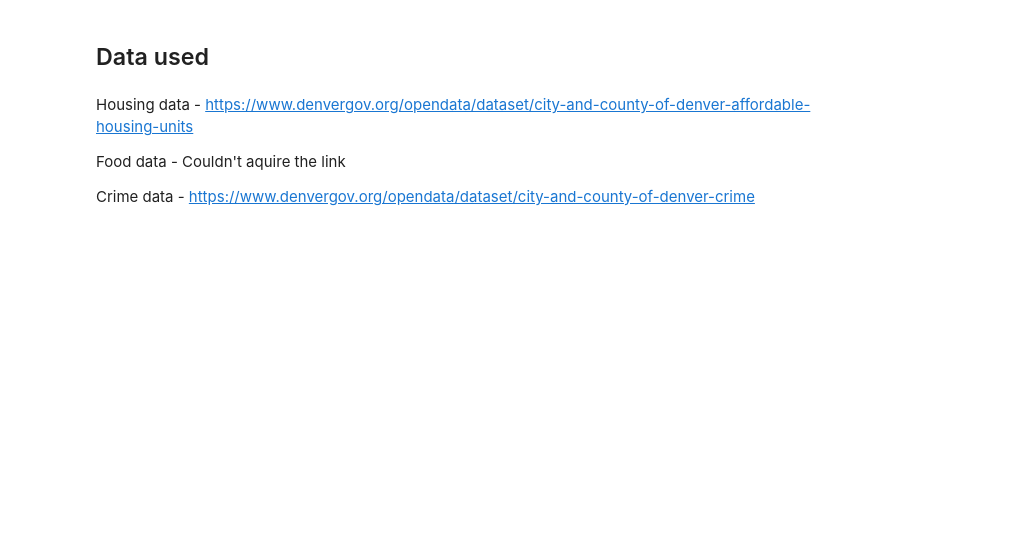
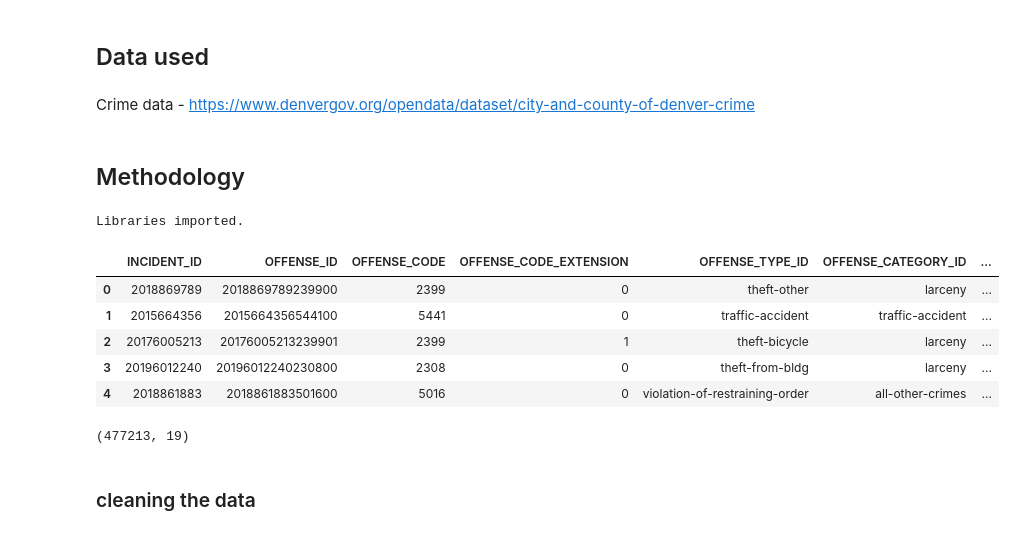
Before and after one commit to Anthony8887/Coursera_Capstone, a Jupyter notebook: Coursera Capstone final.ipynb, the cells around one changed output. Cells and saved outputs as stored; diff of their text form; code cells hidden in the pictures; blank space fills up the shorter version.

```diff
--- a/Coursera Capstone final.ipynb
+++ b/Coursera Capstone final.ipynb
@@ -14,8 +16,33 @@ Denver Colorado Is a very busy place full of grocery stores, resturants, and oth
 # %% [markdown]
 ## Data used
 # %% [markdown]
-Housing data - https://www.denvergov.org/opendata/dataset/city-and-county-of-denver-affordable-housing-units
-
-Food data - Couldn't aquire the link
-
 Crime data - https://www.denvergov.org/opendata/dataset/city-and-county-of-denver-crime
+# %% [markdown]
+## Methodology
+# %%
+import numpy as np
+import pandas as pd
+pd.set_option('display.max_columns', None)
+pd.set_option('display.max_rows', None)
+
+import json
+
+#!conda install -c conda-forge geopy --yes
+from geopy.geocoders import Nominatim
+
+from bs4 import BeautifulSoup
+from urllib.request import urlopen
+import requests
+from pandas.io.json import json_normalize
+
+import matplotlib.cm as cm
+import matplotlib.colors as colors
+
+from sklearn.cluster import KMeans
+
+#!conda install -c conda-forge folium=0.5.0 --yes
+import folium
+
+print('Libraries imported.')
+# %% [output]
+Libraries imported.
@@ -21,0 +51,15 @@ Crime data - https://www.denvergov.org/opendata/dataset/city-and-county-of-denve
+# %%
+df.head()
+# %% [output]
+|  | INCIDENT_ID | OFFENSE_ID | OFFENSE_CODE | OFFENSE_CODE_EXTENSION | OFFENSE_TYPE_ID | OFFENSE_CATEGORY_ID | ... |
+| 0 | 2018869789 | 2018869789239900 | 2399 | 0 | theft-other | larceny | ... |
+| 1 | 2015664356 | 2015664356544100 | 5441 | 0 | traffic-accident | traffic-accident | ... |
+| 2 | 20176005213 | 20176005213239901 | 2399 | 1 | theft-bicycle | larceny | ... |
+| 3 | 20196012240 | 20196012240230800 | 2308 | 0 | theft-from-bldg | larceny | ... |
+| 4 | 2018861883 | 2018861883501600 | 5016 | 0 | violation-of-restraining-order | all-other-crimes | ... |
+# %%
+df.shape
+# %% [output]
+(477213, 19)
+# %% [markdown]
+### cleaning the data
```
Also changed, not shown: parts of 16 cells of this notebook.
